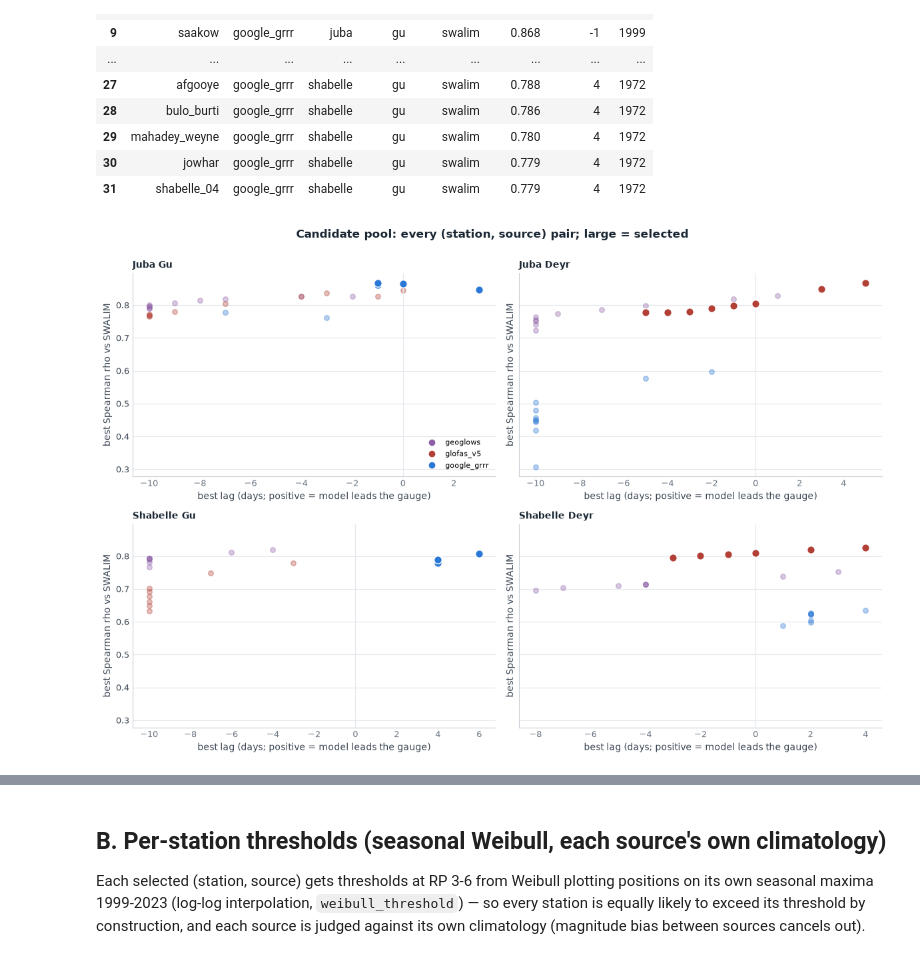
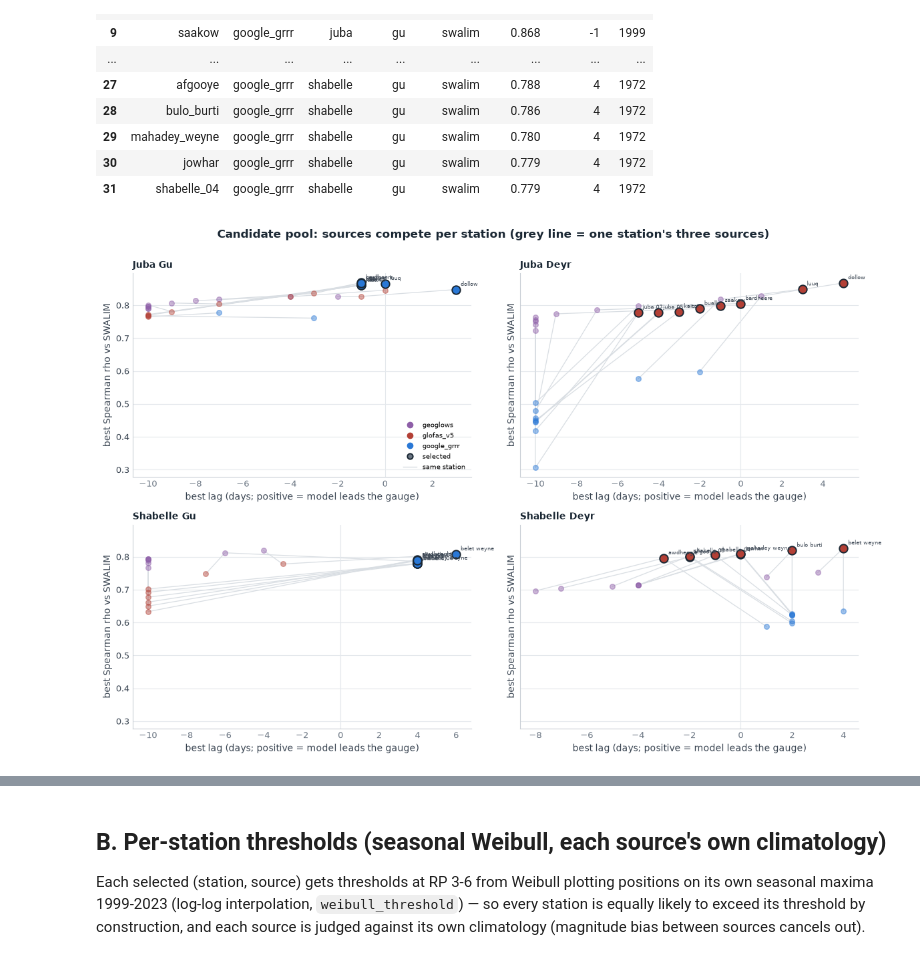
Before and after one commit to OCHA-DAP/ds-aa-som-floods, a Jupyter notebook: analysis/11_multisource_trigger.ipynb, the cells around one changed output, grey strips where cells are left out. Saved outputs shown, nothing was run; the diff lists cells and outputs as text; code cells hidden in the pictures.

```diff
--- a/analysis/11_multisource_trigger.ipynb
+++ b/analysis/11_multisource_trigger.ipynb
@@ -162,30 +162,45 @@ GEOGloWS selected anywhere: False - it ties GRRR on rho in Shabelle Gu but trail
 | 30 | jowhar | google_grrr | shabelle | gu | swalim | 0.779 | 4 | 1972 |
 | 31 | shabelle_04 | google_grrr | shabelle | gu | swalim | 0.779 | 4 | 1972 |
 # %%
+# Selection figure: dots of the SAME station are connected by a light line, so
+# the one-source-per-station rule is visible — sources compete within a
+# station, never across stations. The selected (station, source) is ring-marked.
 fig, axes = plt.subplots(2, 2, figsize=(12, 8), sharey=True)
-combos = [("juba", "gu"), ("juba", "deyr"), ("shabelle", "gu"), ("shabelle", "deyr")]
-for ax, (river, season) in zip(axes.ravel(), combos):
+combos_fig = [("juba", "gu"), ("juba", "deyr"), ("shabelle", "gu"), ("shabelle", "deyr")]
+for ax, (river, season) in zip(axes.ravel(), combos_fig):
     sub = corr[(corr.benchmark == "swalim") & (corr.river == river) & (corr.season == season)]
     chosen = sel[(sel.river == river) & (sel.season == season)]
     keys = set(zip(chosen.station, chosen.source))
+    # connect the (up to) three source dots per station
+    for stn, g in sub.groupby("station"):
+        g = g.sort_values("best_lag")
+        ax.plot(g.best_lag, g.best_rho, color="#D9DEE3", lw=0.9, zorder=1)
     for src, grp in sub.groupby("source"):
         picked = grp.apply(lambda r: (r.station, r.source) in keys, axis=1)
         ax.scatter(grp[~picked].best_lag, grp[~picked].best_rho,
-                   color=SOURCE_COLORS[src], alpha=0.35, s=30)
+                   color=SOURCE_COLORS[src], alpha=0.45, s=30, zorder=3)
         ax.scatter(grp[picked].best_lag, grp[picked].best_rho,
-                   color=SOURCE_COLORS[src], s=70, edgecolors="white", zorder=5,
-                   label=src if (river, season) == combos[0] else None)
+                   color=SOURCE_COLORS[src], s=80, edgecolors=INK, linewidths=1.4,
+                   zorder=4)
+    for _, r in chosen.iterrows():
+        ax.annotate(r.station.replace("_", " "), (r.best_lag, r.best_rho),
+                    textcoords="offset points", xytext=(5, 4), fontsize=5.8,
+                    color=BODY, zorder=5)
     ax.axvline(0, color=GRID, lw=0.8)
     ax.set_title(f"{river.capitalize()} {season.capitalize()}", fontsize=10)
     ax.set_xlabel("best lag (days; positive = model leads the gauge)")
     ax.set_ylabel("best Spearman rho vs SWALIM")
     style_ax(ax, grid="y")
 handles = [plt.Line2D([], [], color=SOURCE_COLORS[s], marker="o", ls="", label=s)
-           for s in SOURCES]
-axes.ravel()[0].legend(handles=handles, fontsize=8, loc="lower right")
-fig.suptitle("Candidate pool: every (station, source) pair; large = selected",
+           for s in SOURCES] + [
+    plt.Line2D([], [], color=FAINT, marker="o", ls="", markeredgecolor=INK,
+               markeredgewidth=1.4, label="selected"),
+    plt.Line2D([], [], color="#D9DEE3", lw=1, label="same station"),
+]
+axes.ravel()[0].legend(handles=handles, fontsize=7.5, loc="lower right")
+fig.suptitle("Candidate pool: sources compete per station (grey line = one station's three sources)",
              fontweight="bold", color=INK, fontsize=12, y=1.0)
 plt.tight_layout()
 save_fig(fig, "a_selection")
 # %% [output]
-[figure, old version]
+[figure, new version]
```
Also changed, not shown: parts of 3 cells of this notebook, 4 other files.
